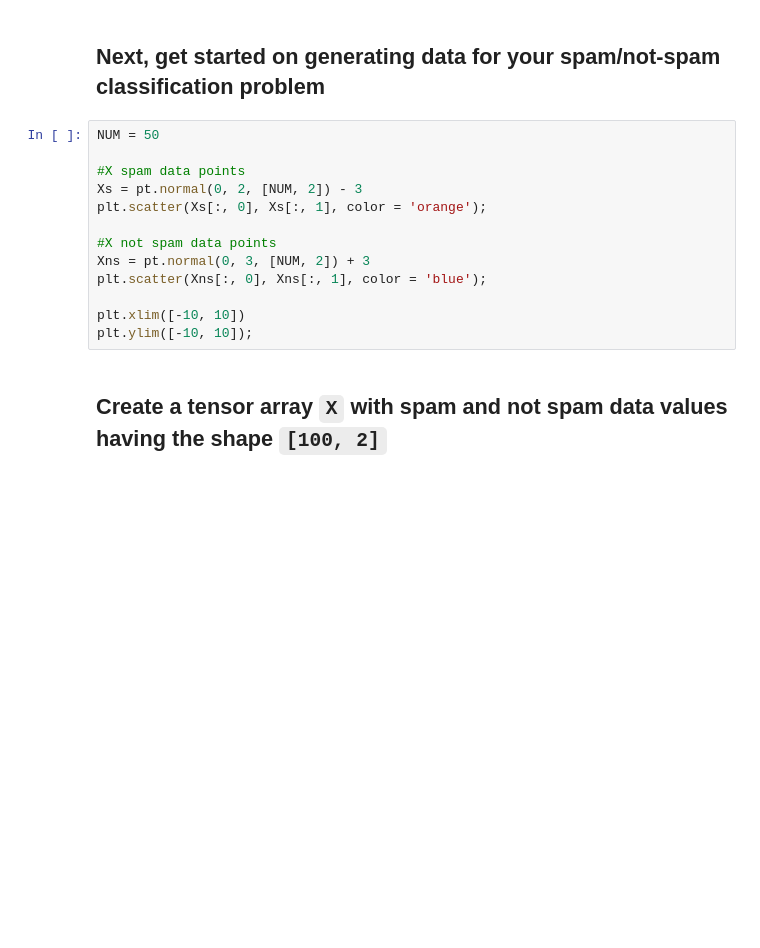
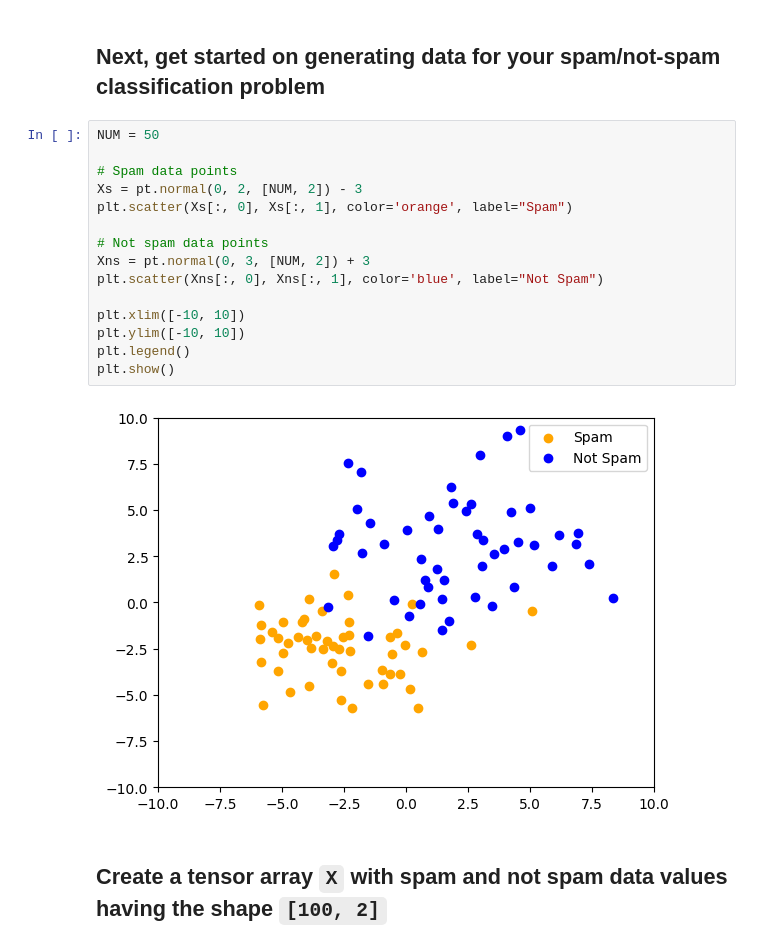
Before and after one commit to parthivz/Fundamentals-of-GenAI-Course-Lab, a Jupyter notebook: PyTorch_4_Exercise_Classifier_nnLinear.ipynb, the cells around one changed output. Cells and saved outputs as stored; diff of their text form; blank space fills up the shorter version.

```diff
--- a/PyTorch_4_Exercise_Classifier_nnLinear.ipynb
+++ b/PyTorch_4_Exercise_Classifier_nnLinear.ipynb
@@ -36,16 +90,20 @@ The `squeeze` method is useful when you need to reduce the dimension of a tensor
 # %%
 NUM = 50
 
-#X spam data points
+# Spam data points
 Xs = pt.normal(0, 2, [NUM, 2]) - 3
-plt.scatter(Xs[:, 0], Xs[:, 1], color = 'orange');
+plt.scatter(Xs[:, 0], Xs[:, 1], color='orange', label="Spam")
 
-#X not spam data points
+# Not spam data points
 Xns = pt.normal(0, 3, [NUM, 2]) + 3
-plt.scatter(Xns[:, 0], Xns[:, 1], color = 'blue');
+plt.scatter(Xns[:, 0], Xns[:, 1], color='blue', label="Not Spam")
 
 plt.xlim([-10, 10])
-plt.ylim([-10, 10]);
+plt.ylim([-10, 10])
+plt.legend()
+plt.show()
+# %% [output]
+[figure, added]
 # %% [markdown]
 ## Create a tensor array `X` with spam and not spam data values having the shape `[100, 2]`
 # %%
```
Also changed, not shown: parts of 18 cells of this notebook.
